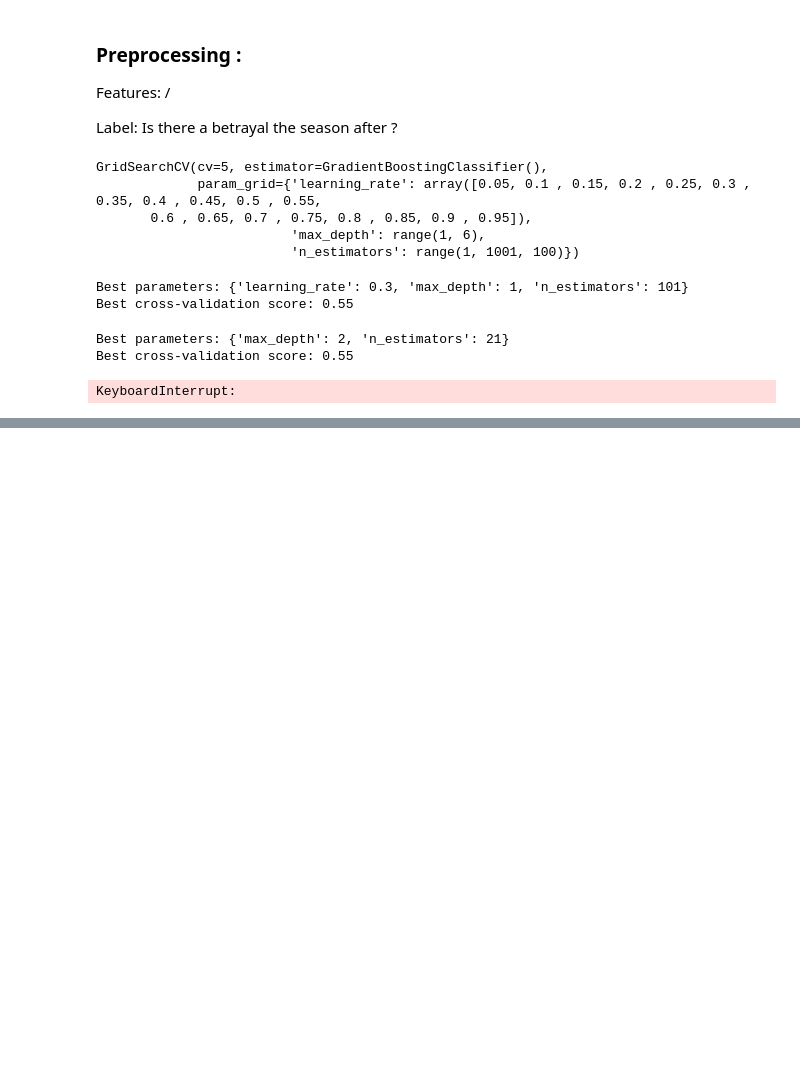
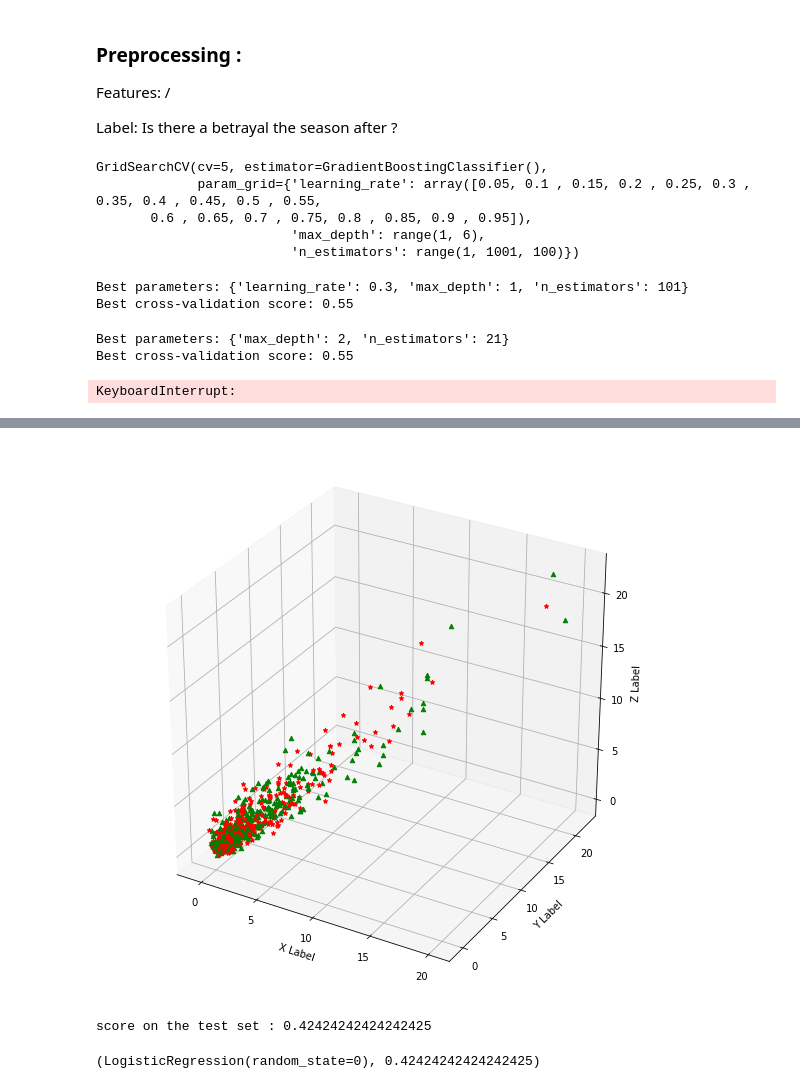
Before and after one commit to epfl-ada/ada-2020-project-milestone-p3-p3_atadata, a Jupyter notebook: Notebook.ipynb, the cells around one changed output, grey strips where cells are left out. Cells and saved outputs as stored; diff of their text form; code cells hidden in the pictures; blank space fills up the shorter version.

Commit message:
attempt matrix factorization

```diff
--- a/Notebook.ipynb
+++ b/Notebook.ipynb
@@ -667,0 +738,5 @@ print("Word :{} , embedding : {}".format(test[1], get_word_embedding_model(model
+# %%
+X, Y = data_1[['sentiment_positive', 'sentiment_neutral', 'sentiment_negative', 'n_requests', 'n_words', 'politeness']].values, 1*data_1['betrayal'].values
+# %%
+d2 = matrix_factorization(X, 5)
+d2.train_model(learning_rate=.01)
@@ -667,0 +761,40 @@ print("Word :{} , embedding : {}".format(test[1], get_word_embedding_model(model
+# %%
+from mpl_toolkits.mplot3d import Axes3D  # noqa: F401 unused import
+
+import matplotlib.pyplot as plt
+import numpy as np
+
+# Fixing random state for reproducibility
+
+K = d2.user_features
+
+
+def randrange(n, vmin, vmax):
+    '''
+    Helper function to make an array of random numbers having shape (n, )
+    with each number distributed Uniform(vmin, vmax).
+    '''
+    return (vmax - vmin)*np.random.rand(n) + vmin
+
+fig = plt.figure(figsize=(10,10))
+ax = fig.add_subplot(111, projection='3d')
+
+n = 100
+
+# For each set of style and range settings, plot n random points in the box
+# defined by x in [23, 32], y in [0, 100], z in [zlow, zhigh].
+for i in range(len(K)):
+    k = K[i]
+    label = Y[i]
+    if label:
+        ax.scatter(k[0], k[1], k[2], c = 'r', marker="*")
+    else:
+        ax.scatter(k[0], k[1], k[2], c='g', marker="^")
+
+ax.set_xlabel('X Label')
+ax.set_ylabel('Y Label')
+ax.set_zlabel('Z Label')
+
+plt.show()
+# %% [output]
+[figure, added]
@@ -667,0 +817,5 @@ print("Word :{} , embedding : {}".format(test[1], get_word_embedding_model(model
+# %%
+log_reg_pipeline_embedding(K, Y)
+# %% [output]
+score on the test set : 0.42424242424242425
+(LogisticRegression(random_state=0), 0.42424242424242425)
```
Also changed, not shown: parts of 11 cells of this notebook.
